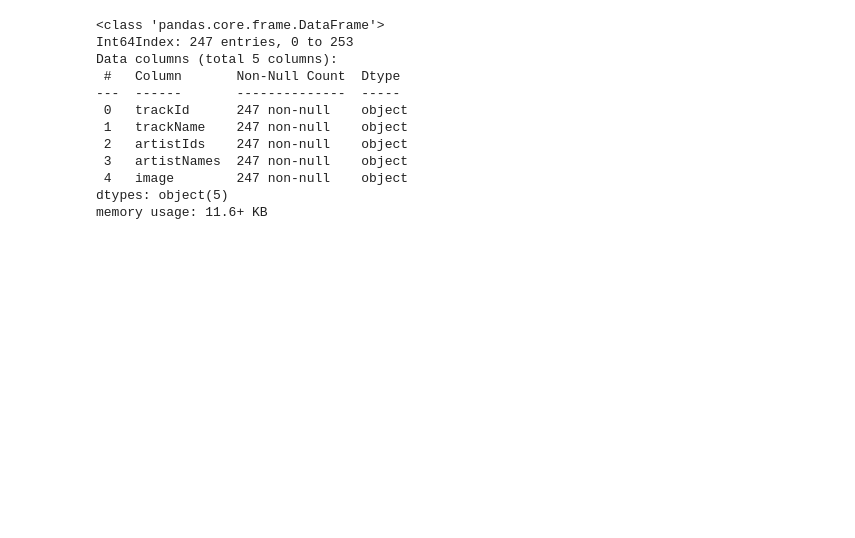
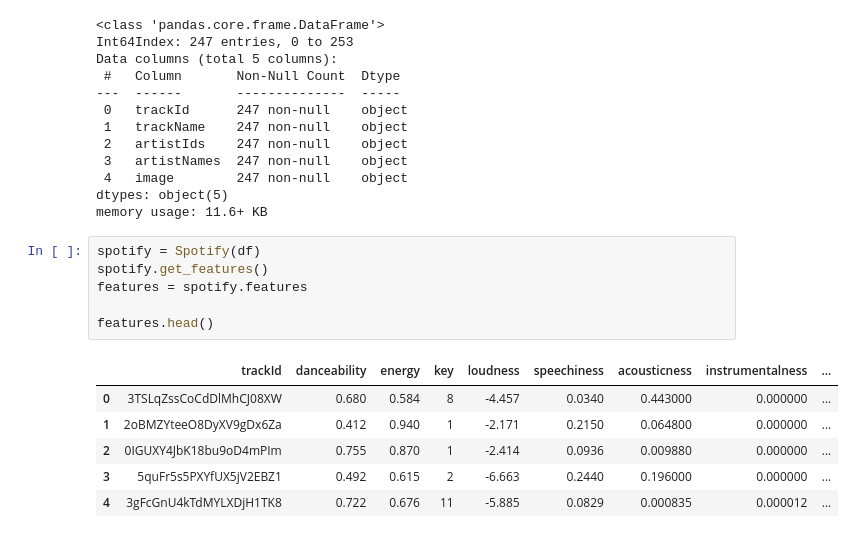
Before and after one commit to formegusto/research-muletter, a Jupyter notebook: pt7-1. web module test ( Writing Letter And Dataset Researching ).ipynb, the cells around one changed output. Cells and saved outputs as stored; diff of their text form; blank space fills up the shorter version.

```diff
--- a/pt7. web module test.ipynb
+++ b/pt7-1. web module test ( Writing Letter And Dataset Researching ).ipynb
@@ -145,3 +145,16 @@ Data columns (total 5 columns):
  4   image        247 non-null    object
 dtypes: object(5)
 memory usage: 11.6+ KB
+# %%
+spotify = Spotify(df)
+spotify.get_features()
+features = spotify.features
+
+features.head()
+# %% [output]
+|  | trackId | danceability | energy | key | loudness | speechiness | acousticness | instrumentalness | ... |
+| 0 | 3TSLqZssCoCdDlMhCJ08XW | 0.680 | 0.584 | 8 | -4.457 | 0.0340 | 0.443000 | 0.000000 | ... |
+| 1 | 2oBMZYteeO8DyXV9gDx6Za | 0.412 | 0.940 | 1 | -2.171 | 0.2150 | 0.064800 | 0.000000 | ... |
+| 2 | 0IGUXY4JbK18bu9oD4mPIm | 0.755 | 0.870 | 1 | -2.414 | 0.0936 | 0.009880 | 0.000000 | ... |
+| 3 | 5quFr5s5PXYfUX5jV2EBZ1 | 0.492 | 0.615 | 2 | -6.663 | 0.2440 | 0.196000 | 0.000000 | ... |
+| 4 | 3gFcGnU4kTdMYLXDjH1TK8 | 0.722 | 0.676 | 11 | -5.885 | 0.0829 | 0.000835 | 0.000012 | ... |
```
Also changed, not shown: parts of 2 cells of this notebook, 2 other files.
